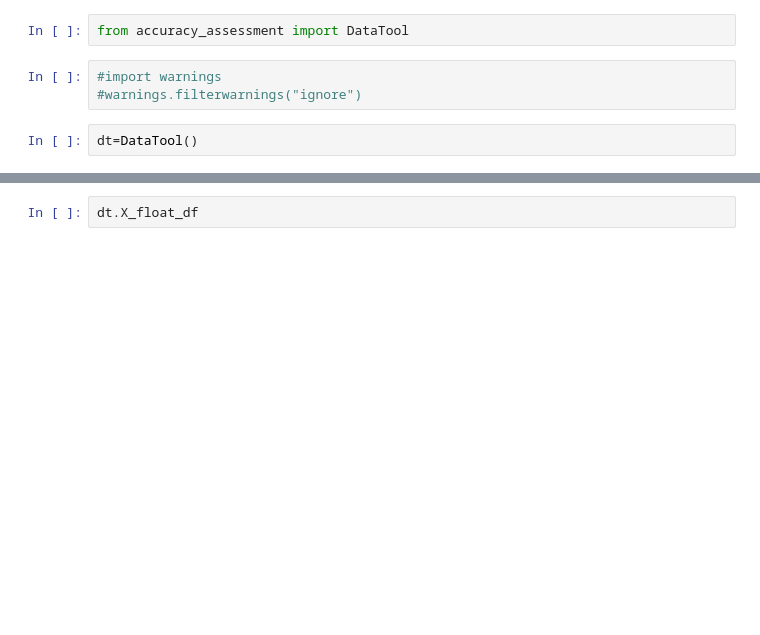
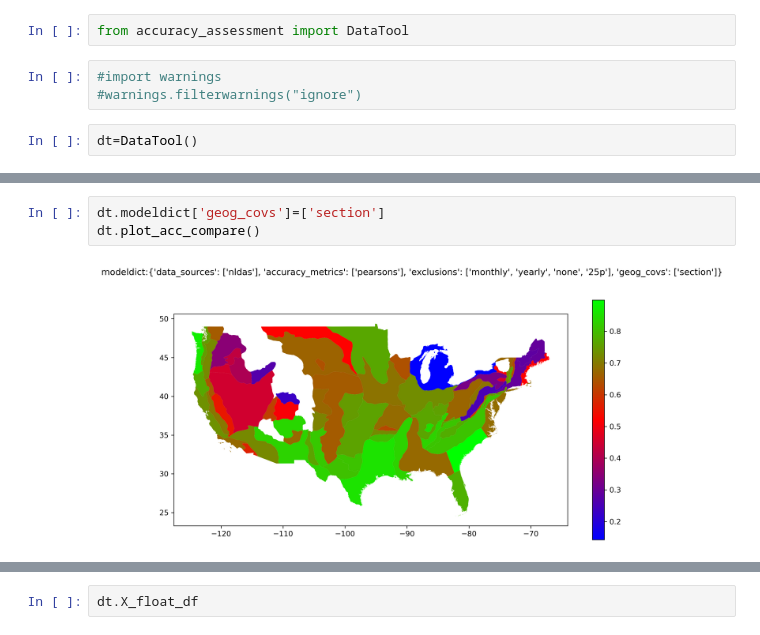
Before and after one commit to quanted/hms-handler, a Jupyter notebook: accuracy.ipynb, the cells around one changed output, grey strips where cells are left out. Saved outputs shown, nothing was run; the diff lists cells and outputs as text; blank space fills up the shorter version.

```diff
--- a/accuracy.ipynb
+++ b/accuracy.ipynb
@@ -12,3 +12,8 @@ dt.plot_acc_compare()
+# %%
+dt.modeldict['geog_covs']=['section']
+dt.plot_acc_compare()
+# %% [output]
+[figure, added]
 # %%
 -
 # %% [output]
```
Also changed, not shown: parts of 9 cells of this notebook, 1 other file.
